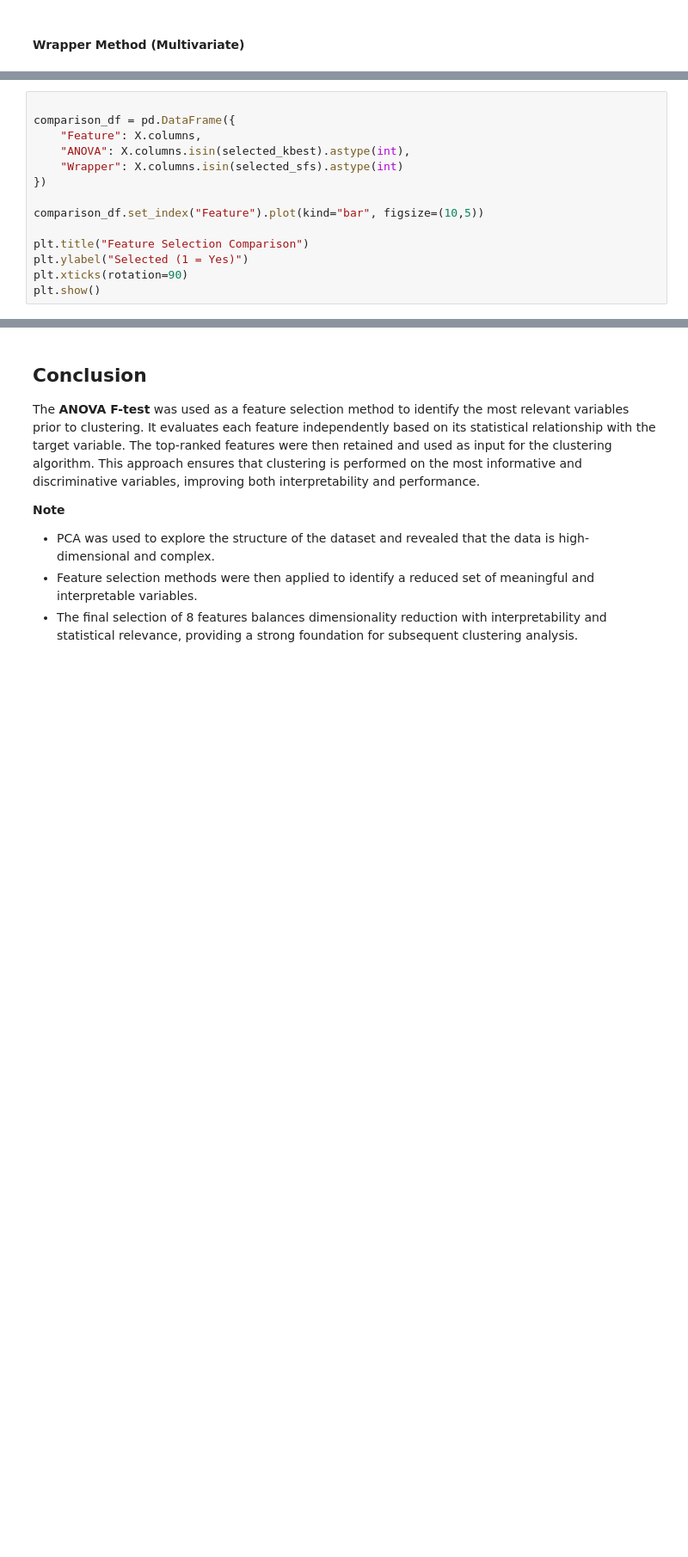
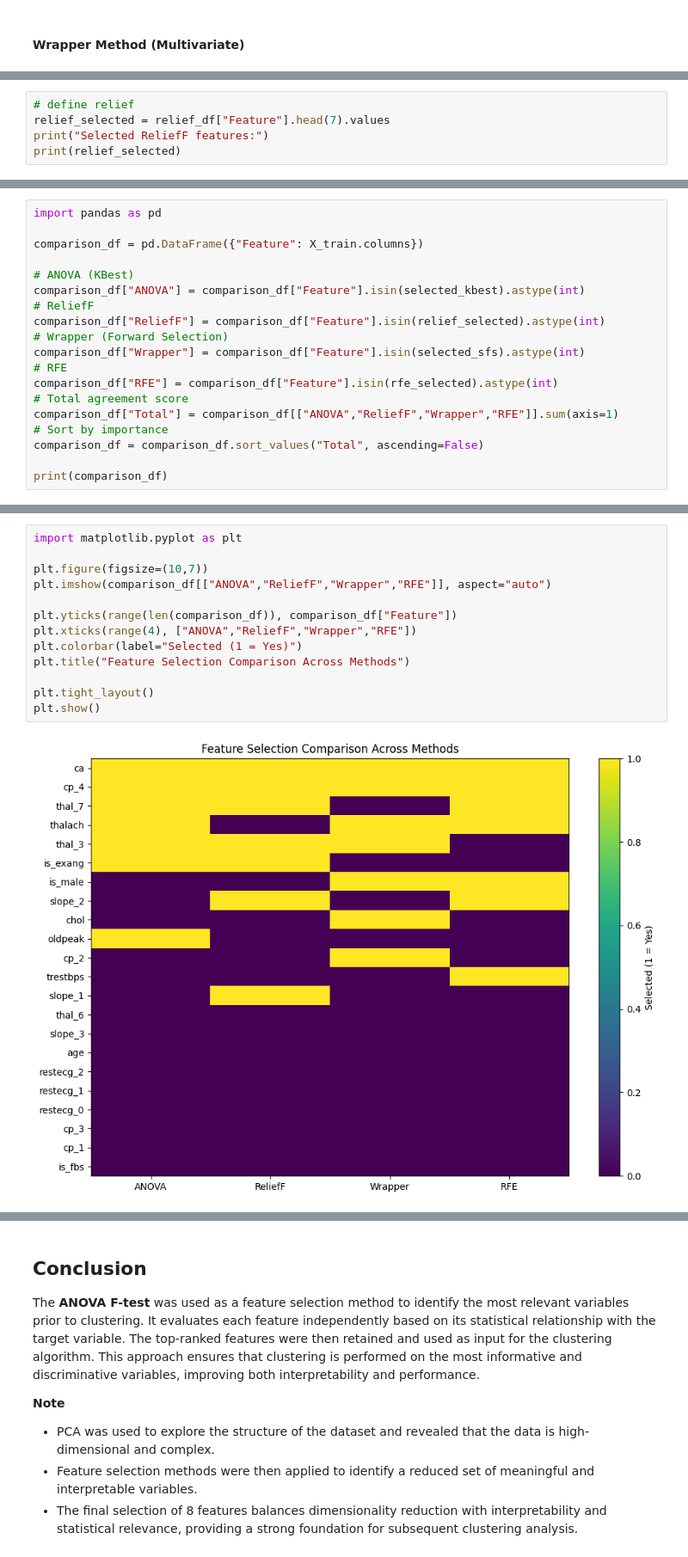
Before and after one commit to Joaomuianga/ML-team-collaboration, a Jupyter notebook: notebooks/PCA_FeatureSelection.ipynb, the cells around one changed output, grey strips where cells are left out. Shown at 86% size. Cells and saved outputs as stored; diff of their text form; blank space fills up the shorter version.

```diff
--- a/notebooks/PCA_FeatureSelection.ipynb
+++ b/notebooks/PCA_FeatureSelection.ipynb
@@ -590,0 +640,5 @@ plt.show()
+# %%
+# define relief
+relief_selected = relief_df["Feature"].head(7).values
+print("Selected ReliefF features:")
+print(relief_selected)
@@ -591,14 +650,19 @@ plt.show()
 # %%
+import pandas as pd
 
-comparison_df = pd.DataFrame({
-    "Feature": X.columns,
-    "ANOVA": X.columns.isin(selected_kbest).astype(int),
-    "Wrapper": X.columns.isin(selected_sfs).astype(int)
-})
+comparison_df = pd.DataFrame({"Feature": X_train.columns})
 
-comparison_df.set_index("Feature").plot(kind="bar", figsize=(10,5))
+# ANOVA (KBest)
+comparison_df["ANOVA"] = comparison_df["Feature"].isin(selected_kbest).astype(int)
+# ReliefF
+comparison_df["ReliefF"] = comparison_df["Feature"].isin(relief_selected).astype(int)
+# Wrapper (Forward Selection)
+comparison_df["Wrapper"] = comparison_df["Feature"].isin(selected_sfs).astype(int)
+# RFE
+comparison_df["RFE"] = comparison_df["Feature"].isin(rfe_selected).astype(int)
+# Total agreement score
+comparison_df["Total"] = comparison_df[["ANOVA","ReliefF","Wrapper","RFE"]].sum(axis=1)
+# Sort by importance
+comparison_df = comparison_df.sort_values("Total", ascending=False)
 
-plt.title("Feature Selection Comparison")
-plt.ylabel("Selected (1 = Yes)")
-plt.xticks(rotation=90)
-plt.show()
+print(comparison_df)
@@ -605 +687,16 @@ plt.show()
+# %%
+import matplotlib.pyplot as plt
+
+plt.figure(figsize=(10,7))
+plt.imshow(comparison_df[["ANOVA","ReliefF","Wrapper","RFE"]], aspect="auto")
+
+plt.yticks(range(len(comparison_df)), comparison_df["Feature"])
+plt.xticks(range(4), ["ANOVA","ReliefF","Wrapper","RFE"])
+plt.colorbar(label="Selected (1 = Yes)")
+plt.title("Feature Selection Comparison Across Methods")
+
+plt.tight_layout()
+plt.show()
+# %% [output]
+[figure, added]
 # %% [markdown]
```
Also changed, not shown: parts of 13 cells of this notebook.
